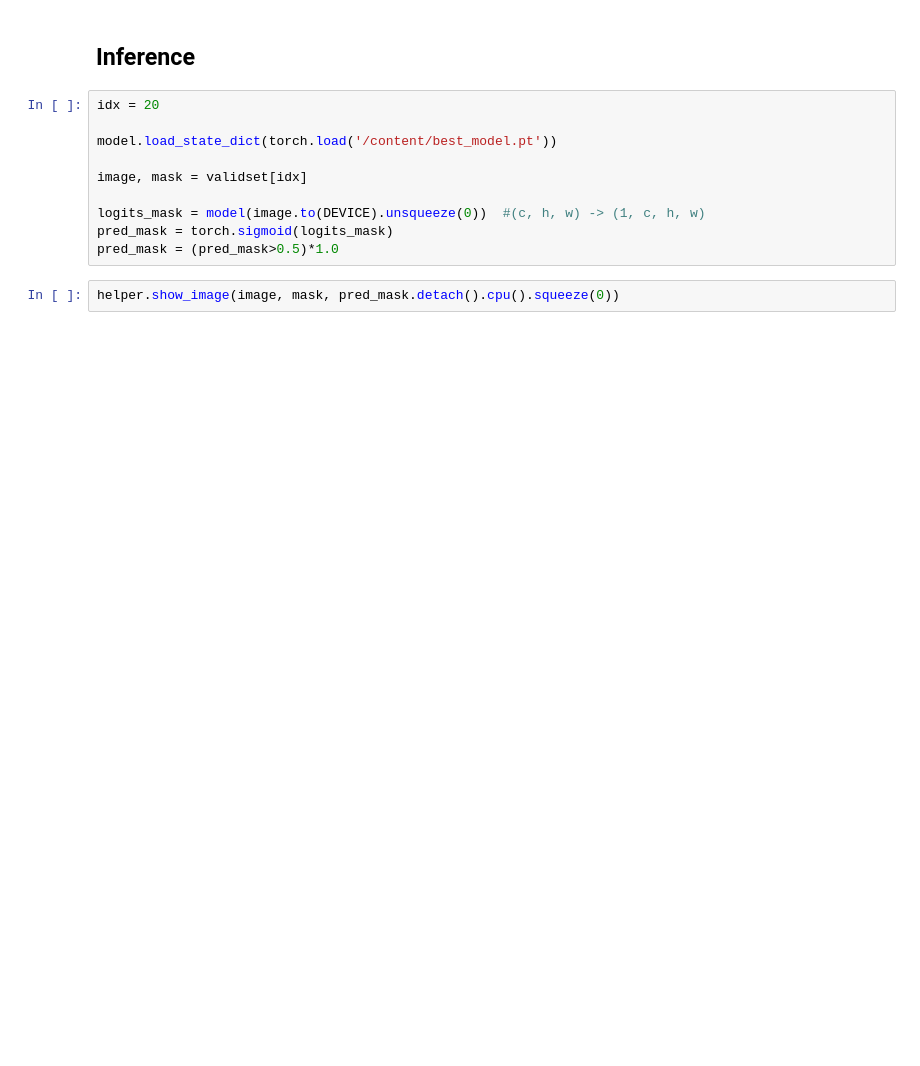
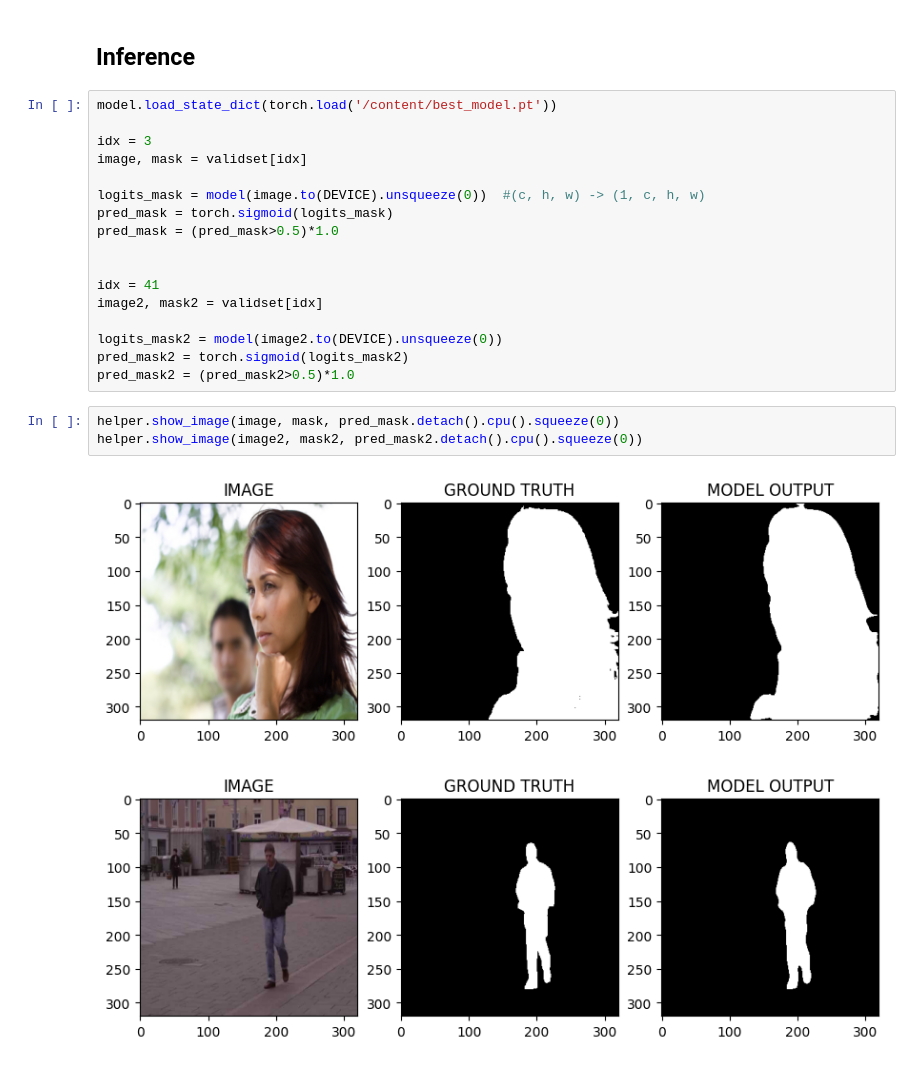
Before and after one commit to Prem-Swarup/Image-Segmentation, a Jupyter notebook: Image_Segmentation.ipynb, the cells around one changed output. Saved outputs shown, nothing was run; the diff lists cells and outputs as text; blank space fills up the shorter version.

Commit message:
updated model and comments

```diff
--- a/Image_Segmentation.ipynb
+++ b/Image_Segmentation.ipynb
@@ -290,14 +298,25 @@ for i in range(EPOCHS):
 # %% [markdown]
 ## Inference
 # %%
-idx = 20
-
 model.load_state_dict(torch.load('/content/best_model.pt'))
 
+idx = 3
 image, mask = validset[idx]
 
 logits_mask = model(image.to(DEVICE).unsqueeze(0))  #(c, h, w) -> (1, c, h, w)
 pred_mask = torch.sigmoid(logits_mask)
 pred_mask = (pred_mask>0.5)*1.0
+
+
+idx = 41
+image2, mask2 = validset[idx]
+
+logits_mask2 = model(image2.to(DEVICE).unsqueeze(0))
+pred_mask2 = torch.sigmoid(logits_mask2)
+pred_mask2 = (pred_mask2>0.5)*1.0
 # %%
 helper.show_image(image, mask, pred_mask.detach().cpu().squeeze(0))
+helper.show_image(image2, mask2, pred_mask2.detach().cpu().squeeze(0))
+# %% [output]
+[figure, added]
+[figure, added]
```
Also changed, not shown: parts of 8 cells of this notebook, 1 other file.
